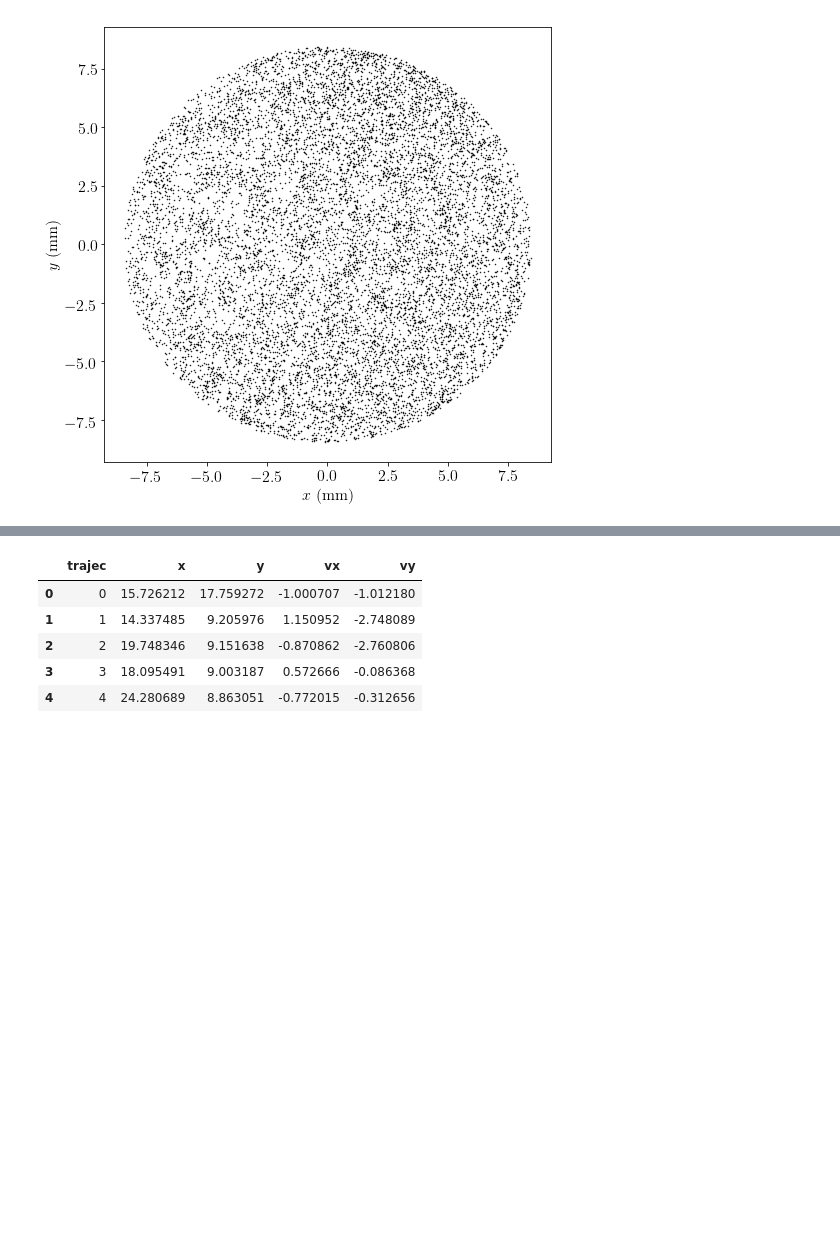
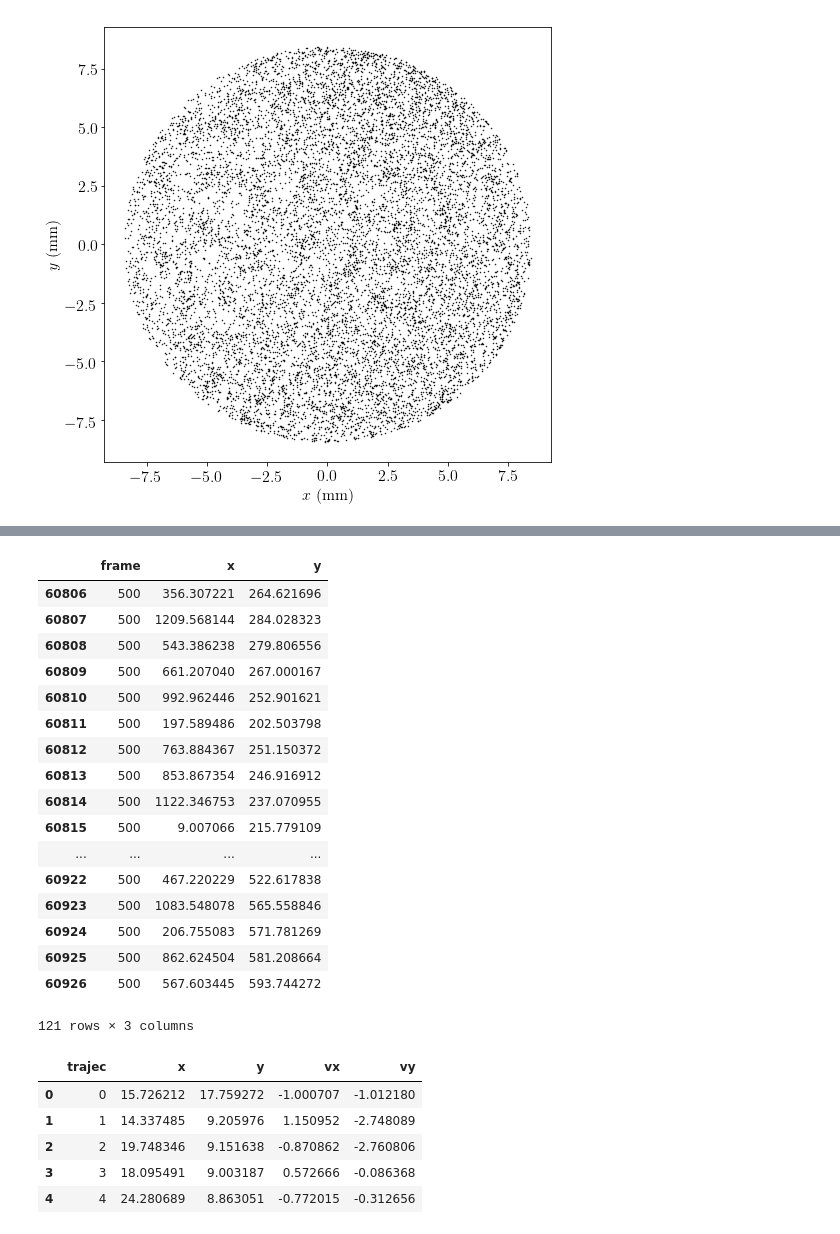
Before and after one commit to fvegar/Tracks, a Jupyter notebook: tracks_processing.ipynb, the cells around one changed output, grey strips where cells are left out. Drawn from its saved outputs; the diff is of its cells as text; code cells hidden in the pictures; blank space fills up the shorter version.

```diff
--- a/tracks_processing.ipynb
+++ b/tracks_processing.ipynb
@@ -381,3 +379,24 @@ def get_all_states(Nframes, scaled, tabla):
+# %%
+simple_state[500]
+# %% [output]
+|  | frame | x | y |
+| 60806 | 500 | 356.307221 | 264.621696 |
+| 60807 | 500 | 1209.568144 | 284.028323 |
+| 60808 | 500 | 543.386238 | 279.806556 |
+| 60809 | 500 | 661.207040 | 267.000167 |
+| 60810 | 500 | 992.962446 | 252.901621 |
+| 60811 | 500 | 197.589486 | 202.503798 |
+| 60812 | 500 | 763.884367 | 251.150372 |
+| 60813 | 500 | 853.867354 | 246.916912 |
+| 60814 | 500 | 1122.346753 | 237.070955 |
+| 60815 | 500 | 9.007066 | 215.779109 |
+| ... | ... | ... | ... |
+| 60922 | 500 | 467.220229 | 522.617838 |
+| 60923 | 500 | 1083.548078 | 565.558846 |
+| 60924 | 500 | 206.755083 | 571.781269 |
+| 60925 | 500 | 862.624504 | 581.208664 |
+| 60926 | 500 | 567.603445 | 593.744272 |
+121 rows × 3 columns
 # %%
 # OBTAIN STATE it
 it = 2
```
Also changed, not shown: parts of 35 cells of this notebook.
